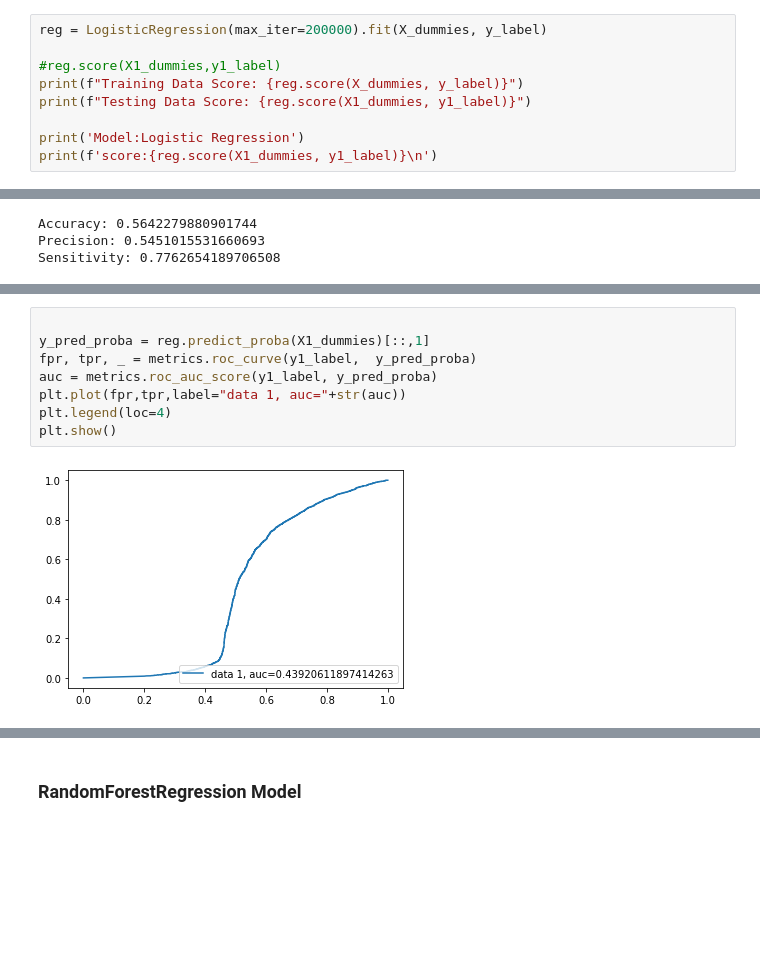
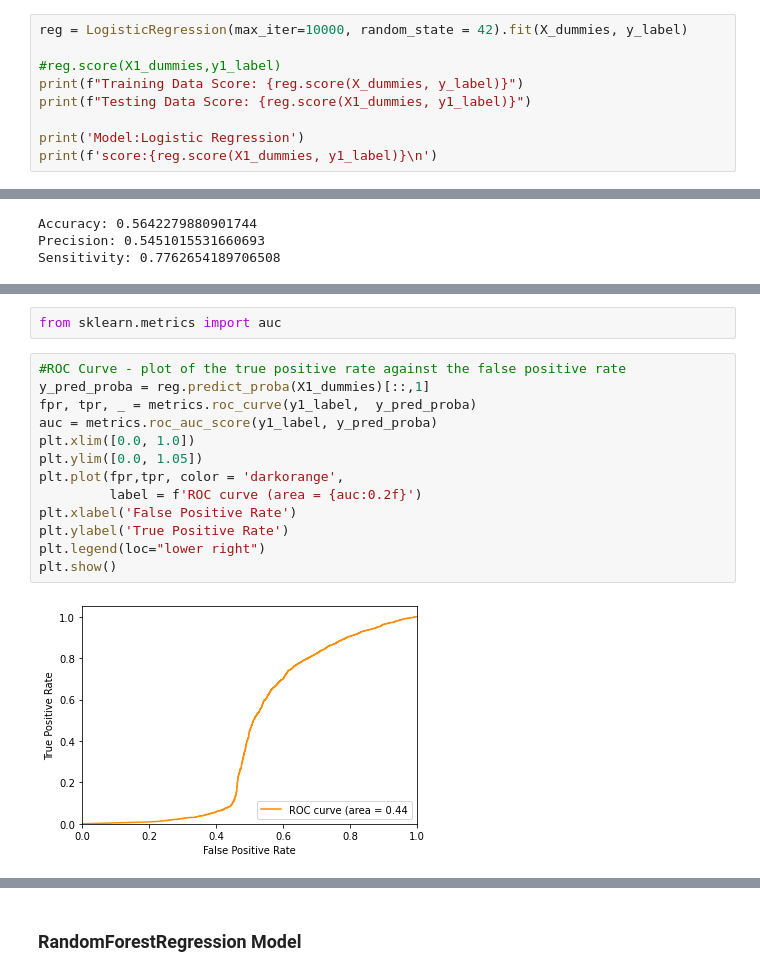
Before and after one commit to DasaSimo/Supervised-Machine-Learning, a Jupyter notebook: CreditRisk.ipynb, the cells around one changed output, grey strips where cells are left out. Drawn from its saved outputs; the diff is of its cells as text; blank space fills up the shorter version.

```diff
--- a/CreditRisk.ipynb
+++ b/CreditRisk.ipynb
@@ -121,7 +121,7 @@ X1_dummies.head()
 # %% [markdown]
 ### LogisticRegression Model
 # %%
-reg = LogisticRegression(max_iter=200000).fit(X_dummies, y_label)
+reg = LogisticRegression(max_iter=10000, random_state = 42).fit(X_dummies, y_label)
 
 #reg.score(X1_dummies,y1_label)
 print(f"Training Data Score: {reg.score(X_dummies, y_label)}")
@@ -169,10 +186,17 @@ Sensitivity: 0.7762654189706508
+# %%
+from sklearn.metrics import auc
 # %%
-
+#ROC Curve - plot of the true positive rate against the false positive rate
 y_pred_proba = reg.predict_proba(X1_dummies)[::,1]
 fpr, tpr, _ = metrics.roc_curve(y1_label,  y_pred_proba)
 auc = metrics.roc_auc_score(y1_label, y_pred_proba)
-plt.plot(fpr,tpr,label="data 1, auc="+str(auc))
-plt.legend(loc=4)
+plt.xlim([0.0, 1.0])
+plt.ylim([0.0, 1.05])
+plt.plot(fpr,tpr, color = 'darkorange',
+         label = f'ROC curve (area = {auc:0.2f}')
+plt.xlabel('False Positive Rate')
+plt.ylabel('True Positive Rate')
+plt.legend(loc="lower right")
 plt.show()
 # %% [output]
-[figure, old version]
+[figure, new version]
```
Also changed, not shown: parts of 11 cells of this notebook, 1 other file.
